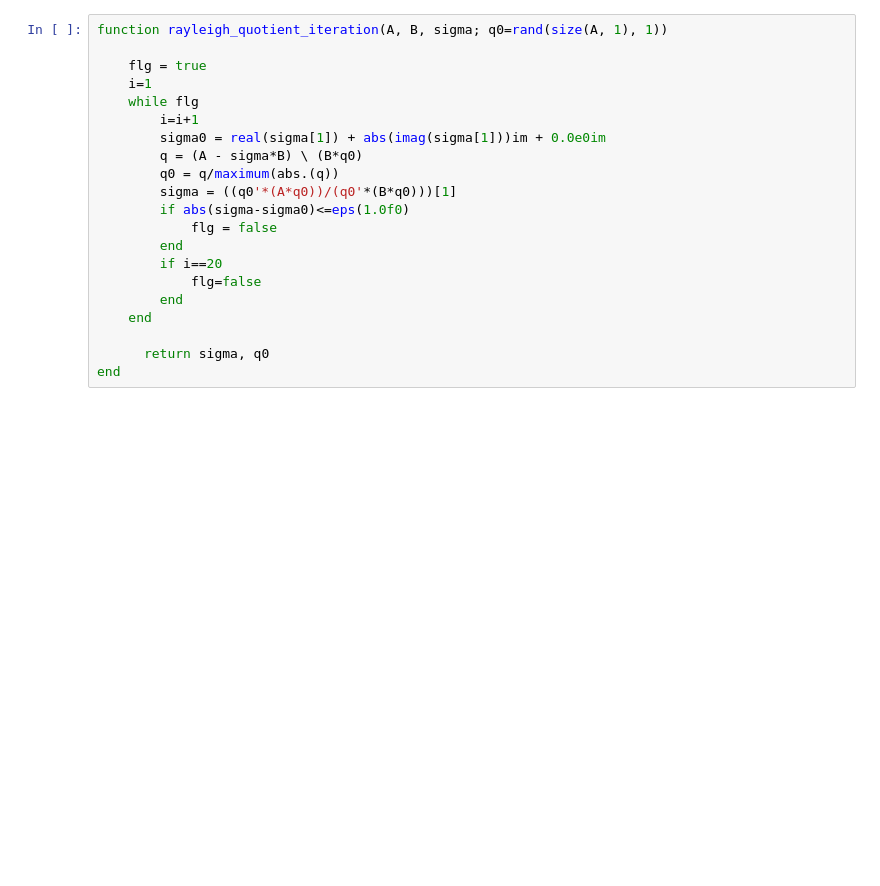
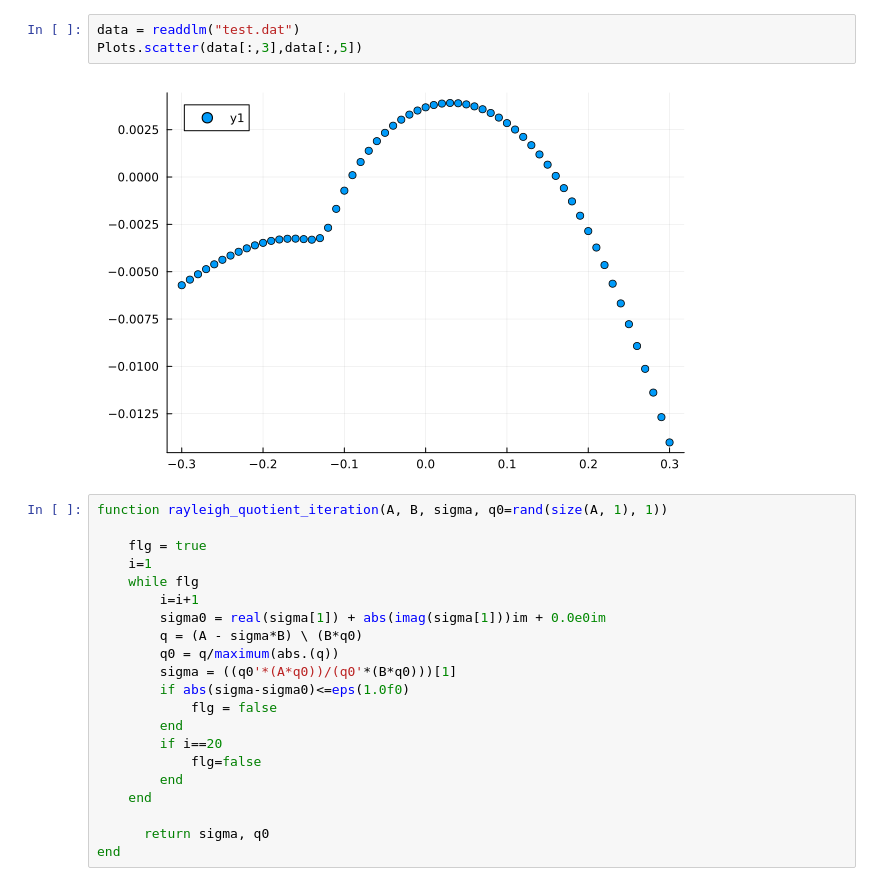
Before and after one commit to HaojieZhang917/compressible_bek, a Jupyter notebook: TwoDisk/stability_zarf.ipynb, the cells around one changed output. Saved outputs shown, nothing was run; the diff lists cells and outputs as text; blank space fills up the shorter version.

```diff
--- a/TwoDisk/stability_zarf.ipynb
+++ b/TwoDisk/stability_zarf.ipynb
@@ -59,5 +188,10 @@ end
+# %%
+data = readdlm("test.dat")
+Plots.scatter(data[:,3],data[:,5])
+# %% [output]
+[figure, added]
 # %%
-function rayleigh_quotient_iteration(A, B, sigma; q0=rand(size(A, 1), 1))
+function rayleigh_quotient_iteration(A, B, sigma, q0=rand(size(A, 1), 1))
 
     flg = true
     i=1
```
Also changed, not shown: parts of 10 cells of this notebook.
